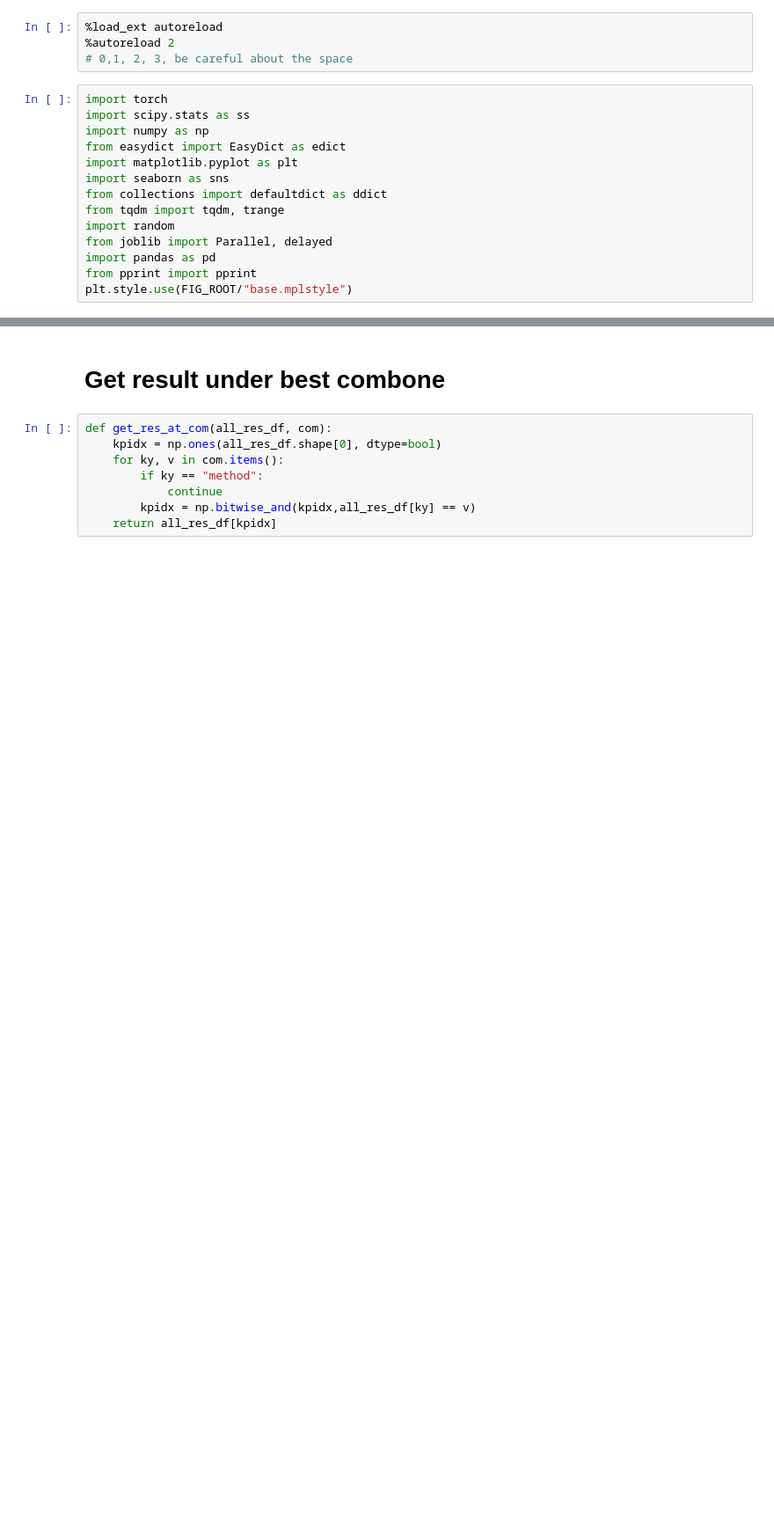
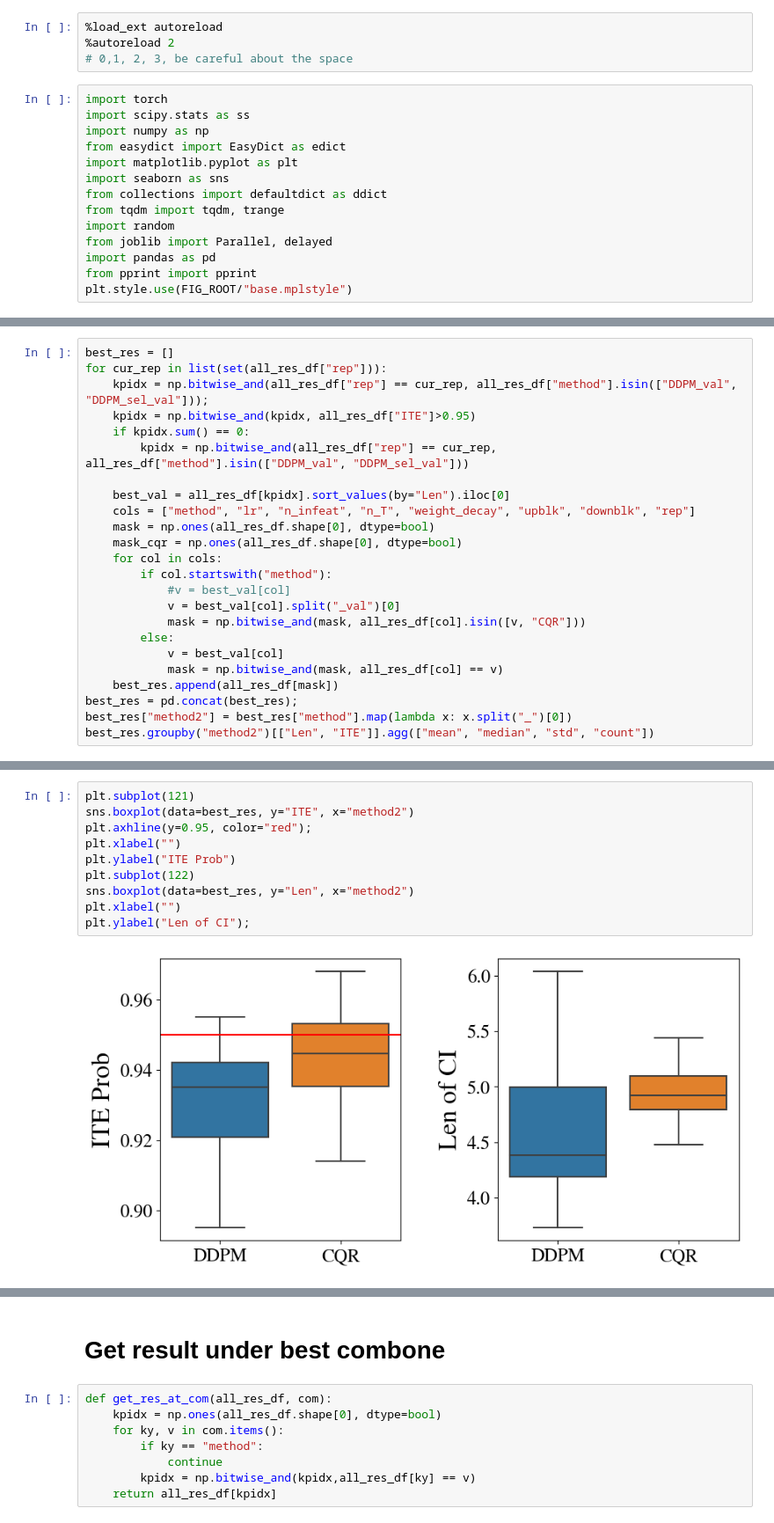
Before and after one commit to JINhuaqing/DG-CITE_paper, a Jupyter notebook: notebooks/ablation_results_ana.ipynb, the cells around one changed output, grey strips where cells are left out. Shown: that part at 88% size. Drawn from its saved outputs; the diff is of its cells as text; blank space fills up the shorter version.

```diff
--- a/notebooks/ablation_results_ana.ipynb
+++ b/notebooks/ablation_results_ana.ipynb
@@ -90,0 +163,24 @@ all_res_df = pd.concat([all_res_df1, all_res_df]);
+# %%
+best_res = []
+for cur_rep in list(set(all_res_df["rep"])):
+    kpidx = np.bitwise_and(all_res_df["rep"] == cur_rep, all_res_df["method"].isin(["DDPM_val", "DDPM_sel_val"]));
+    kpidx = np.bitwise_and(kpidx, all_res_df["ITE"]>0.95)
+    if kpidx.sum() == 0:
+        kpidx = np.bitwise_and(all_res_df["rep"] == cur_rep, all_res_df["method"].isin(["DDPM_val", "DDPM_sel_val"]))
+
+    best_val = all_res_df[kpidx].sort_values(by="Len").iloc[0]
+    cols = ["method", "lr", "n_infeat", "n_T", "weight_decay", "upblk", "downblk", "rep"]
+    mask = np.ones(all_res_df.shape[0], dtype=bool)
+    mask_cqr = np.ones(all_res_df.shape[0], dtype=bool)
+    for col in cols:
+        if col.startswith("method"):
+            #v = best_val[col]
+            v = best_val[col].split("_val")[0]
+            mask = np.bitwise_and(mask, all_res_df[col].isin([v, "CQR"]))
+        else:
+            v = best_val[col]
+            mask = np.bitwise_and(mask, all_res_df[col] == v)
+    best_res.append(all_res_df[mask])
+best_res = pd.concat(best_res);
+best_res["method2"] = best_res["method"].map(lambda x: x.split("_")[0])
+best_res.groupby("method2")[["Len", "ITE"]].agg(["mean", "median", "std", "count"])
@@ -90,0 +193,12 @@ all_res_df = pd.concat([all_res_df1, all_res_df]);
+# %%
+plt.subplot(121)
+sns.boxplot(data=best_res, y="ITE", x="method2")
+plt.axhline(y=0.95, color="red");
+plt.xlabel("")
+plt.ylabel("ITE Prob")
+plt.subplot(122)
+sns.boxplot(data=best_res, y="Len", x="method2")
+plt.xlabel("")
+plt.ylabel("Len of CI");
+# %% [output]
+[figure, added]
```
Also changed, not shown: parts of 12 cells of this notebook, 14 other files.
